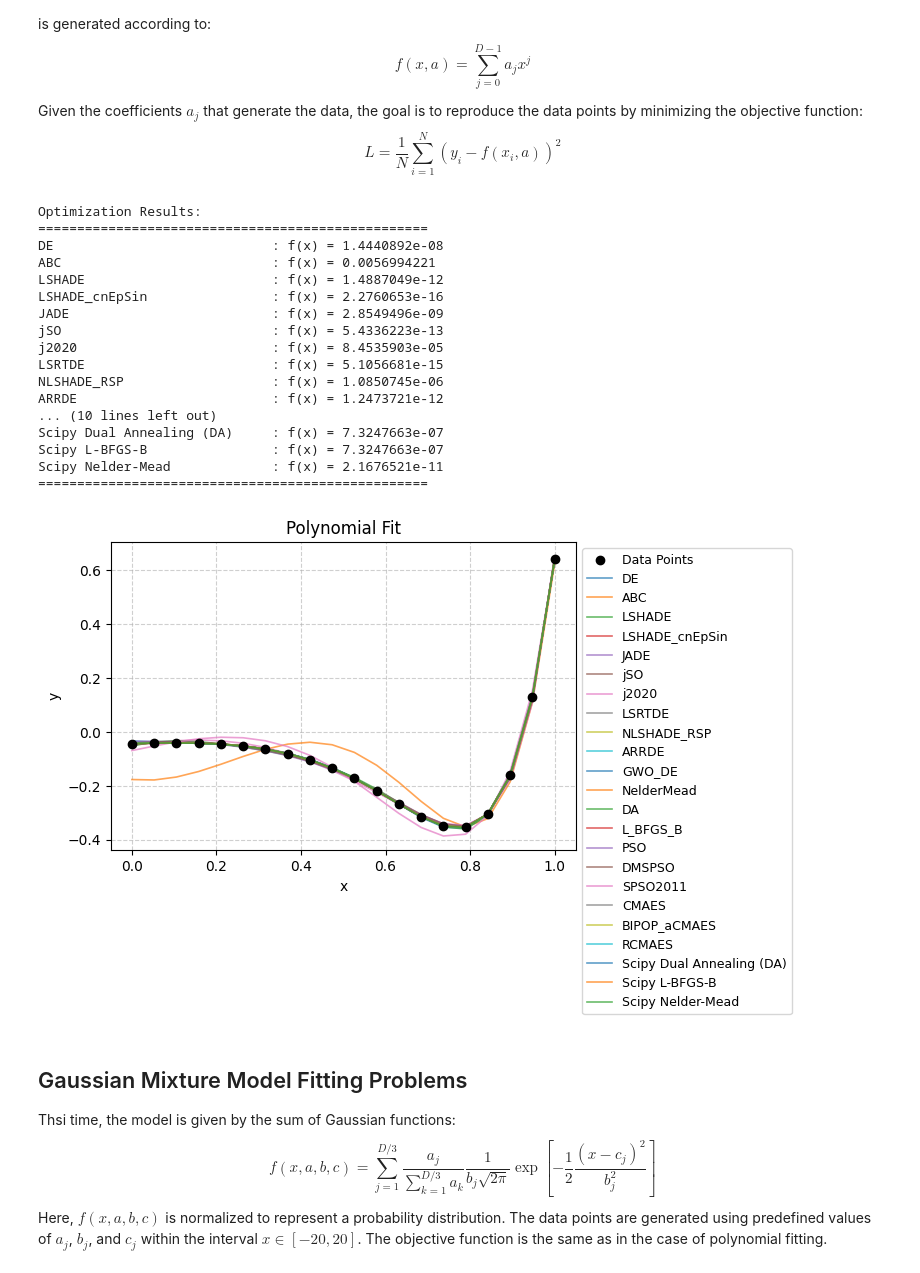
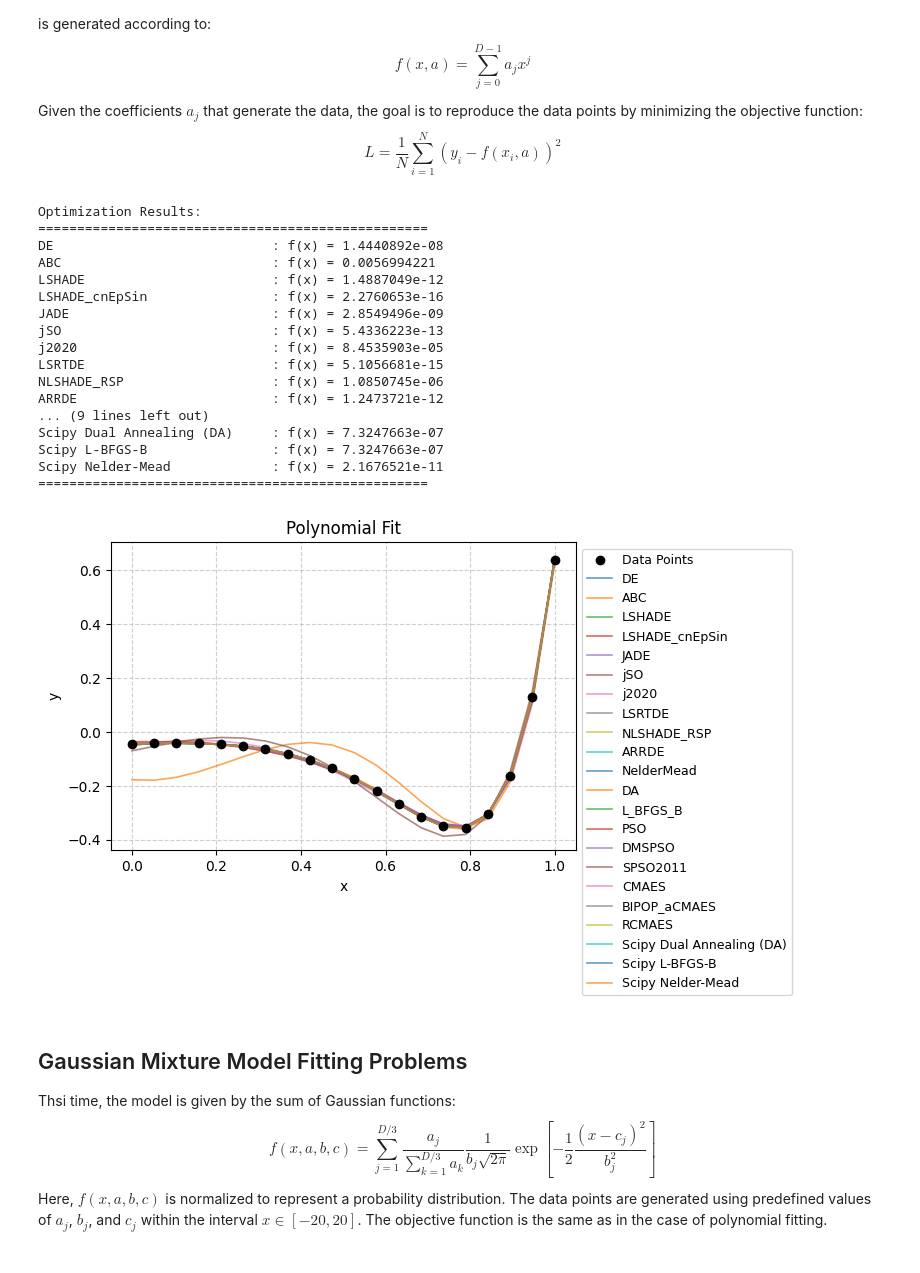
Before and after one commit to khoirulmuzakka/Minion, a Jupyter notebook: docs/source/minionpy/minimizer.ipynb, the cells around one changed output. Cells and saved outputs as stored; diff of their text form; code cells hidden in the pictures.

```diff
--- a/docs/source/minionpy/minimizer.ipynb
+++ b/docs/source/minionpy/minimizer.ipynb
@@ -127,7 +127,7 @@ for func_name in testFunctionDict:
 
     algoList = [
         "DE", "ABC", "LSHADE", "LSHADE_cnEpSin", "JADE", "jSO", "j2020", "LSRTDE", "NLSHADE_RSP",
-        "ARRDE", "GWO_DE", "NelderMead", "DA", "L_BFGS_B", "PSO", "DMSPSO", "SPSO2011", "CMAES", "BIPOP_aCMAES", "RCMAES"
+        "ARRDE",  "NelderMead", "DA", "L_BFGS_B", "PSO", "DMSPSO", "SPSO2011", "CMAES", "BIPOP_aCMAES", "RCMAES"
     ]
 
 
@@ -624,7 +624,7 @@ bounds = [(-10, 10)] * dimension
 Nmaxeval = 20000
 algos = [
       "DE", "ABC", "LSHADE", "LSHADE_cnEpSin", "JADE", "jSO", "j2020", "LSRTDE", "NLSHADE_RSP",
-        "ARRDE", "GWO_DE",  "NelderMead", "DA", "L_BFGS_B", "PSO", "DMSPSO", "SPSO2011", "CMAES", "BIPOP_aCMAES", "RCMAES"
+        "ARRDE",  "NelderMead", "DA", "L_BFGS_B", "PSO", "DMSPSO", "SPSO2011", "CMAES", "BIPOP_aCMAES", "RCMAES"
 ]
 
 # Step 4: Minimize the Objective Function and Plot Results
@@ -662,35 +662,35 @@ for name, func_opt, kwargs in scipy_algorithms:
     res = func_opt(objective_function, **kwargs)
     print(f"{name:<30}: f(x) = {res.fun:<20.8g}")
     plt.plot(x_data, polynomial_model(x_data, res.x), label=name, linewidth=1.2, alpha=0.7)
 
 print("=" * 50)
 
 # Plot Formatting
 plt.legend(loc="upper left", bbox_to_anchor=(1, 1), fontsize=9)
 plt.title("Polynomial Fit")
 plt.xlabel("x")
 plt.ylabel("y")
 plt.grid(True, linestyle="--", alpha=0.6)
 plt.show()
 # %% [output]
 Optimization Results:
 ==================================================
 DE                            : f(x) = 1.4440892e-08
 ABC                           : f(x) = 0.0056994221
 LSHADE                        : f(x) = 1.4887049e-12
 LSHADE_cnEpSin                : f(x) = 2.2760653e-16
 JADE                          : f(x) = 2.8549496e-09
 jSO                           : f(x) = 5.4336223e-13
 j2020                         : f(x) = 8.4535903e-05
 LSRTDE                        : f(x) = 5.1056681e-15
 NLSHADE_RSP                   : f(x) = 1.0850745e-06
 ARRDE                         : f(x) = 1.2473721e-12
-... (10 lines left out)
+... (9 lines left out)
 Scipy Dual Annealing (DA)     : f(x) = 7.3247663e-07
 Scipy L-BFGS-B                : f(x) = 7.3247663e-07
 Scipy Nelder-Mead             : f(x) = 2.1676521e-11
 ==================================================
-[figure, old version]
+[figure, new version]
 # %% [markdown]
 ## Gaussian Mixture Model Fitting Problems
 
```
Also changed, not shown: parts of 12 cells of this notebook, 2 other files.
